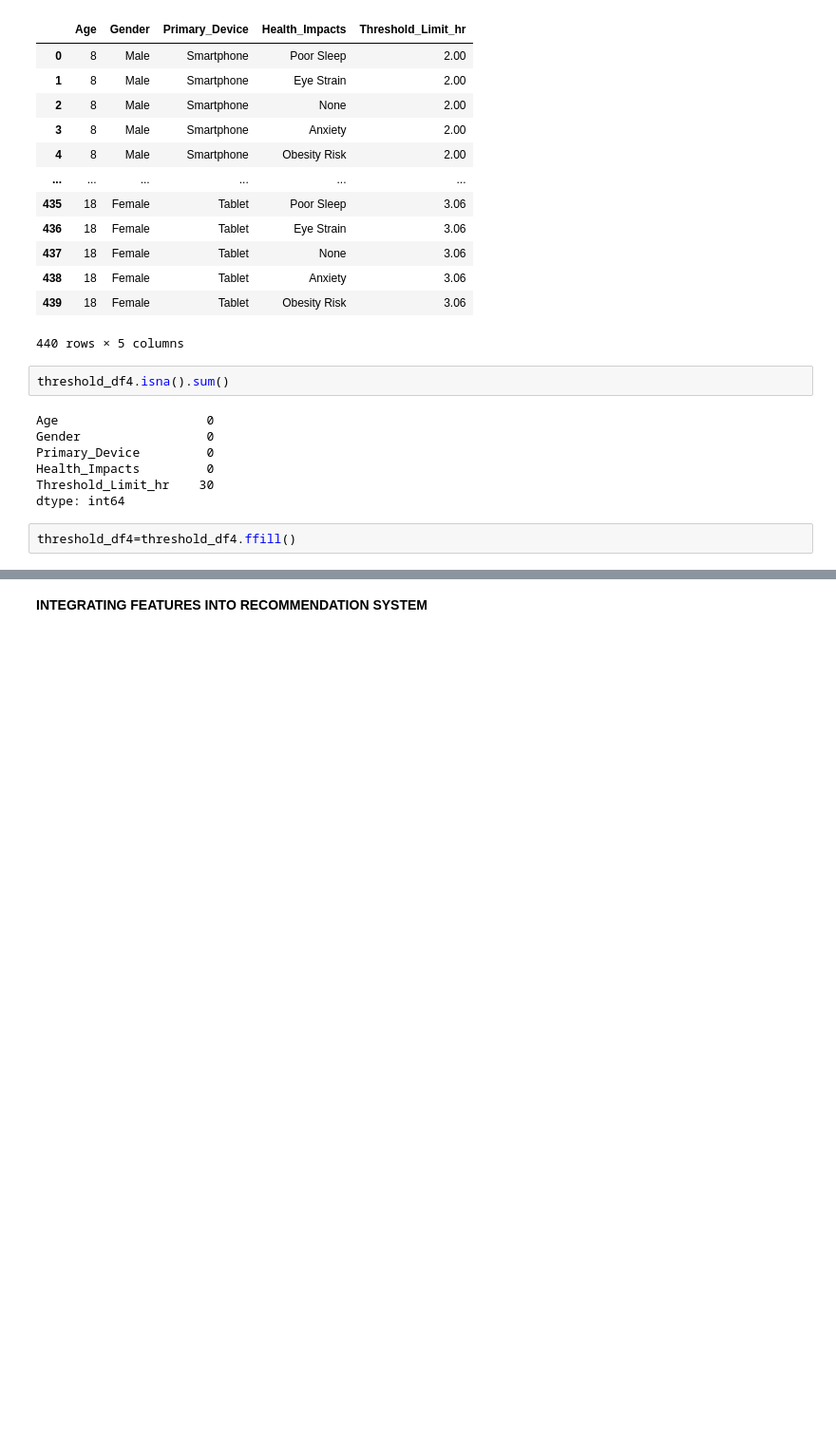
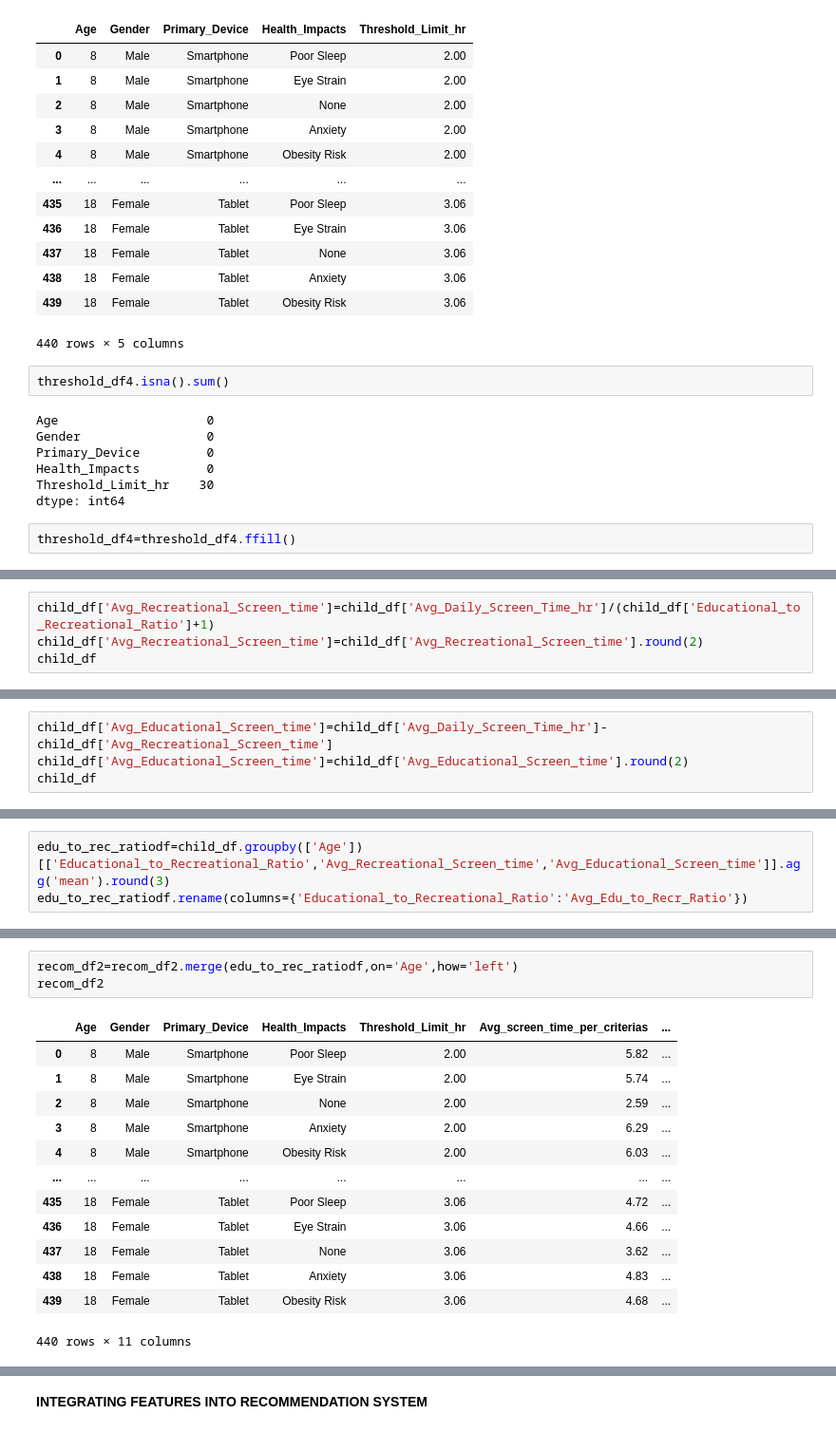
Before and after one commit to springboardmentor987p/ScreenSense, a Jupyter notebook: Infosys_Kidsdataset.ipynb, the cells around one changed output, grey strips where cells are left out. Shown: that part at 95% size. Saved outputs shown, nothing was run; the diff lists cells and outputs as text; blank space fills up the shorter version.

```diff
--- a/Infosys_Kidsdataset.ipynb
+++ b/Infosys_Kidsdataset.ipynb
@@ -1134,0 +1152,4 @@ recom_df2
+# %%
+child_df['Avg_Recreational_Screen_time']=child_df['Avg_Daily_Screen_Time_hr']/(child_df['Educational_to_Recreational_Ratio']+1)
+child_df['Avg_Recreational_Screen_time']=child_df['Avg_Recreational_Screen_time'].round(2)
+child_df
@@ -1134,0 +1171,4 @@ recom_df2
+# %%
+child_df['Avg_Educational_Screen_time']=child_df['Avg_Daily_Screen_Time_hr']-child_df['Avg_Recreational_Screen_time']
+child_df['Avg_Educational_Screen_time']=child_df['Avg_Educational_Screen_time'].round(2)
+child_df
@@ -1134,0 +1190,3 @@ recom_df2
+# %%
+edu_to_rec_ratiodf=child_df.groupby(['Age'])[['Educational_to_Recreational_Ratio','Avg_Recreational_Screen_time','Avg_Educational_Screen_time']].agg('mean').round(3)
+edu_to_rec_ratiodf.rename(columns={'Educational_to_Recreational_Ratio':'Avg_Edu_to_Recr_Ratio'})
@@ -1134,0 +1207,17 @@ recom_df2
+# %%
+recom_df2=recom_df2.merge(edu_to_rec_ratiodf,on='Age',how='left')
+recom_df2
+# %% [output]
+|  | Age | Gender | Primary_Device | Health_Impacts | Threshold_Limit_hr | Avg_screen_time_per_criterias | ... |
+| 0 | 8 | Male | Smartphone | Poor Sleep | 2.00 | 5.82 | ... |
+| 1 | 8 | Male | Smartphone | Eye Strain | 2.00 | 5.74 | ... |
+| 2 | 8 | Male | Smartphone | None | 2.00 | 2.59 | ... |
+| 3 | 8 | Male | Smartphone | Anxiety | 2.00 | 6.29 | ... |
+| 4 | 8 | Male | Smartphone | Obesity Risk | 2.00 | 6.03 | ... |
+| ... | ... | ... | ... | ... | ... | ... | ... |
+| 435 | 18 | Female | Tablet | Poor Sleep | 3.06 | 4.72 | ... |
+| 436 | 18 | Female | Tablet | Eye Strain | 3.06 | 4.66 | ... |
+| 437 | 18 | Female | Tablet | None | 3.06 | 3.62 | ... |
+| 438 | 18 | Female | Tablet | Anxiety | 3.06 | 4.83 | ... |
+| 439 | 18 | Female | Tablet | Obesity Risk | 3.06 | 4.68 | ... |
+440 rows × 11 columns
```
Also changed, not shown: parts of 13 cells of this notebook.
